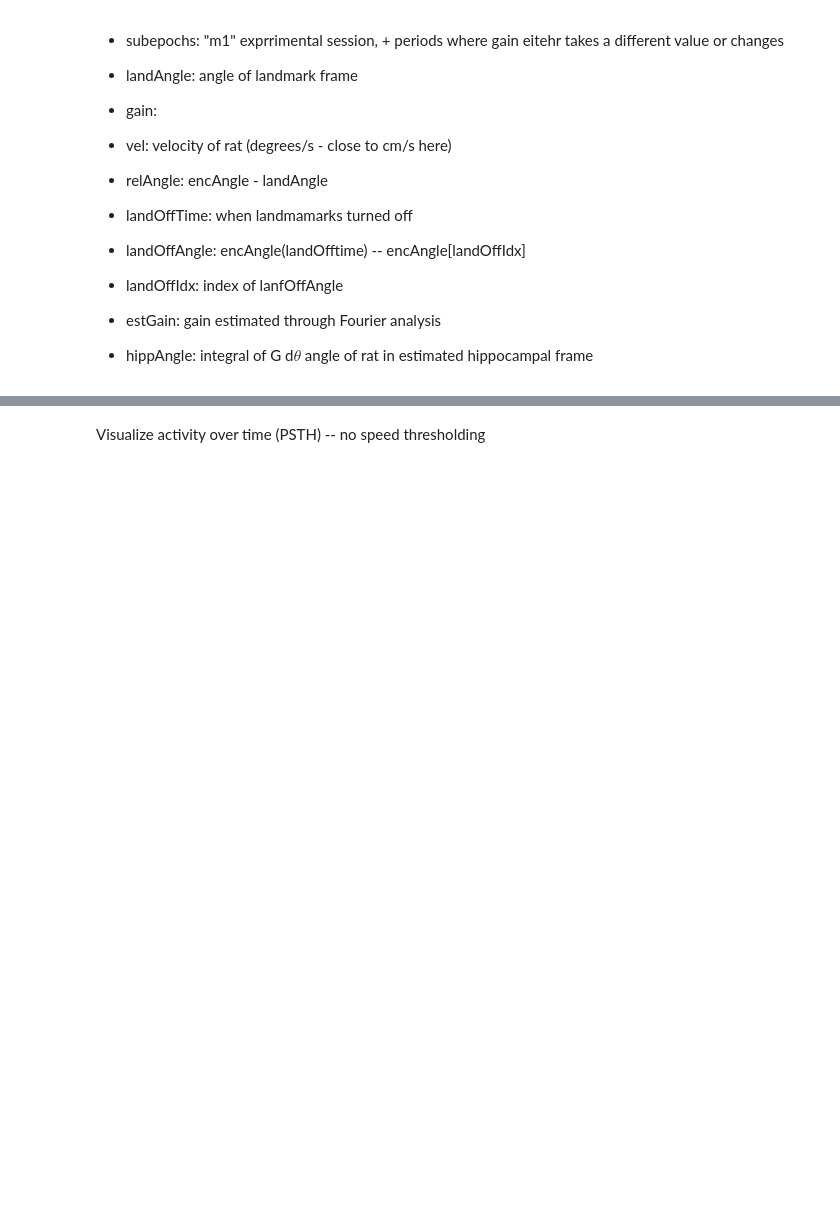
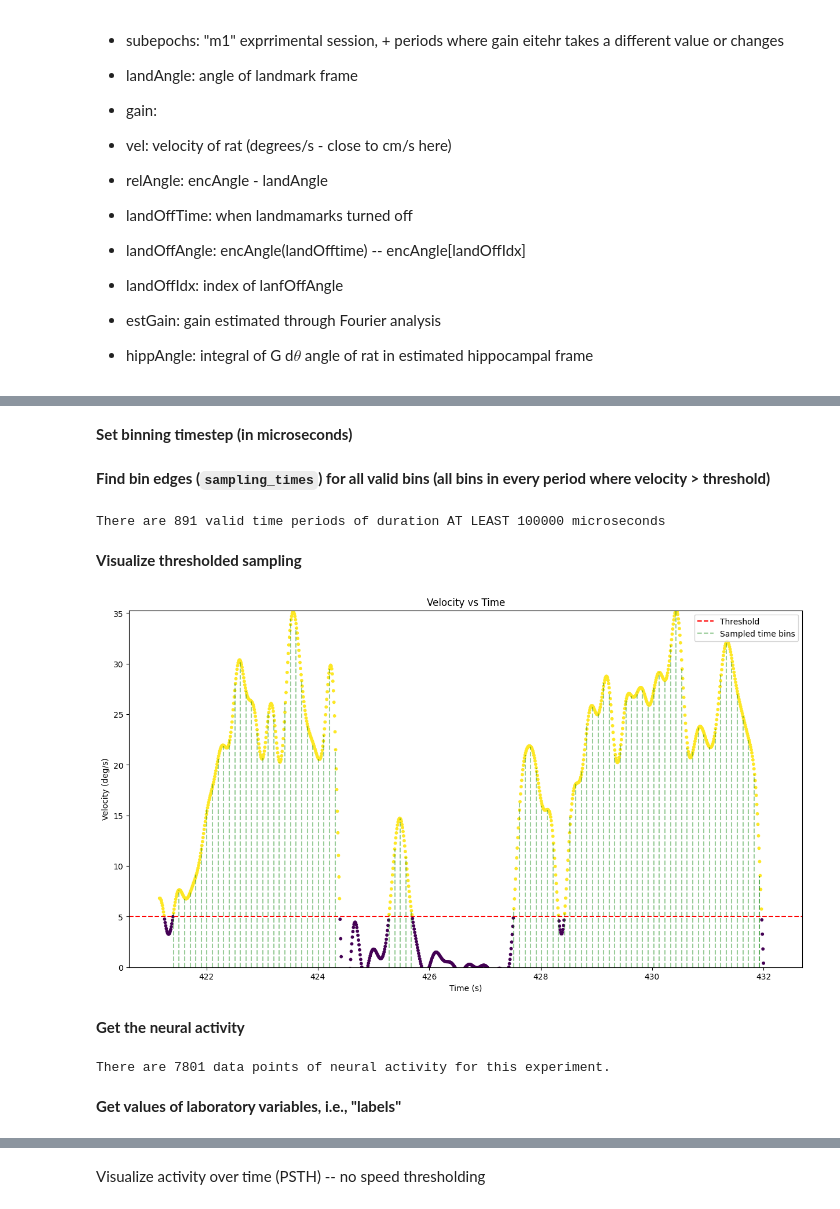
Before and after one commit to geometric-intelligence/neurometry, a Jupyter notebook: neuralgeom/notebooks/13_process_hippocampal_data.ipynb, the cells around one changed output, grey strips where cells are left out. Cells and saved outputs as stored; diff of their text form; code cells hidden in the pictures; blank space fills up the shorter version.

Commit message:
finish new binning method

```diff
--- a/neuralgeom/notebooks/13_process_hippocampal_data.ipynb
+++ b/neuralgeom/notebooks/13_process_hippocampal_data.ipynb
@@ -92,0 +103,2 @@ Final gain =  1
+# %%
+velocity_threshold = 5
@@ -92,0 +108,2 @@ Final gain =  1
+# %%
+period_start_times, period_end_times, df = experimental._apply_velocity_threshold(expt, threshold=velocity_threshold)
@@ -92,0 +115,2 @@ Final gain =  1
+# %% [markdown]
+**Set binning timestep (in microseconds)**
@@ -92,0 +119,62 @@ Final gain =  1
+# %% [markdown]
+**Find bin edges (`sampling_times`) for all valid bins (all bins in every period where velocity > threshold)**
+# %%
+sampling_times = experimental._get_sampling_times(period_start_times, period_end_times, timestep_microseconds)
+
+print(f"There are {len(sampling_times)} valid time periods of duration AT LEAST {timestep_microseconds} microseconds")
+# %% [output]
+There are 891 valid time periods of duration AT LEAST 100000 microseconds
+# %% [markdown]
+**Visualize thresholded sampling**
+# %%
+fig = plt.figure(figsize=(15, 8))
+
+i_start = 6000
+i_end = 7100
+
+times_secs = df['encTimes'][i_start:i_end]*1e-6
+velocities = df['vel'][i_start:i_end]
+colors = df['above_threshold'][i_start:i_end]
+
+
+plt.scatter(times_secs, velocities, c=colors, cmap='viridis',s=10)
+plt.axhline(y=5, color='r', linestyle='--',label='Threshold')
+plt.xlabel('Time (s)')
+plt.ylabel('Velocity (deg/s)')
+plt.title('Velocity vs Time')
+plt.ylim(0, velocities.max())
+
+
+for period in sampling_times[10:14]:
+    for time in period:
+        ymax = df["vel"][np.searchsorted(df["encTimes"],time)]/velocities.max()
+        plt.axvline(x=time*1e-6, ymax = ymax, color='green', linestyle='dashed',alpha=0.4)
+
+plt.axvline(x=time*1e-6, ymax = ymax, color='green', linestyle=('dashed'),label='Sampled time bins',alpha=0.4)
+
+
+
+plt.legend();
+# %% [output]
+[figure, added]
+# %% [markdown]
+**Get the neural activity**
+# %%
+neural_activity = []
+
+for neuron_index, neuron in enumerate(expt["x"]["clust"]):
+    neuron_i_activity = []
+    for times in sampling_times:
+        spike_count, _ = np.histogram(neuron["ts"], bins=times)
+        neuron_i_activity.extend(spike_count)
+
+    neural_activity.append(neuron_i_activity)
+
+neural_activity = np.array(neural_activity).T
+
+
+print(f"There are {neural_activity.shape[0]} data points of neural activity for this experiment.")
+# %% [output]
+There are 7801 data points of neural activity for this experiment.
+# %% [markdown]
+**Get values of laboratory variables, i.e., "labels"**
```
Also changed, not shown: parts of 77 cells of this notebook, 2 other files.
